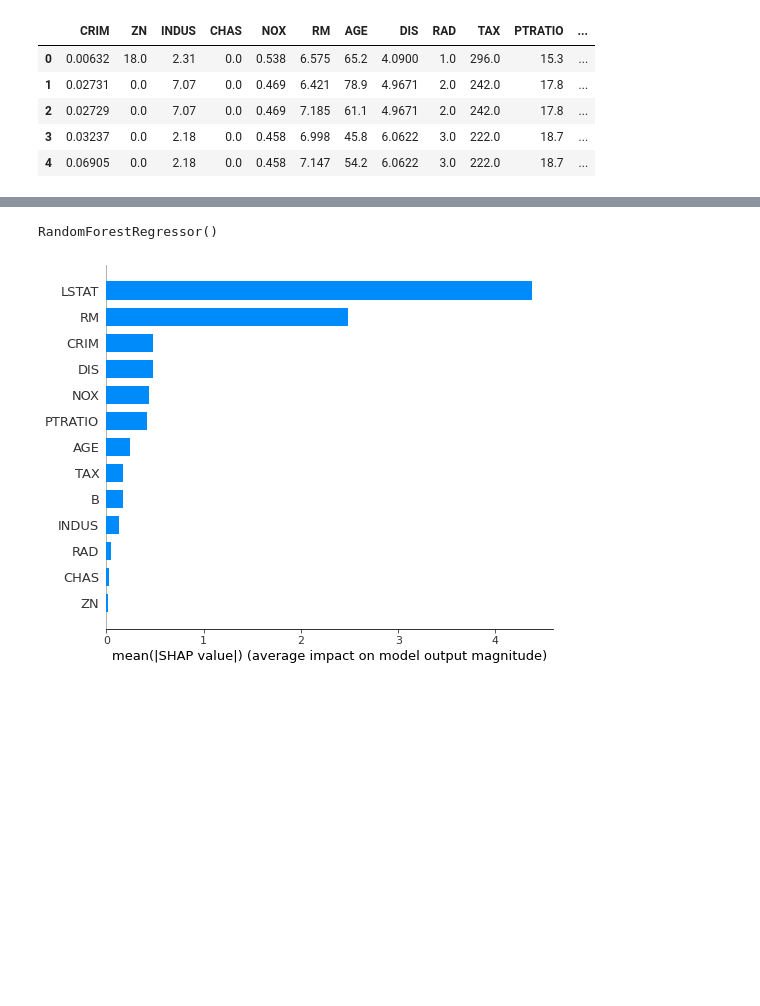
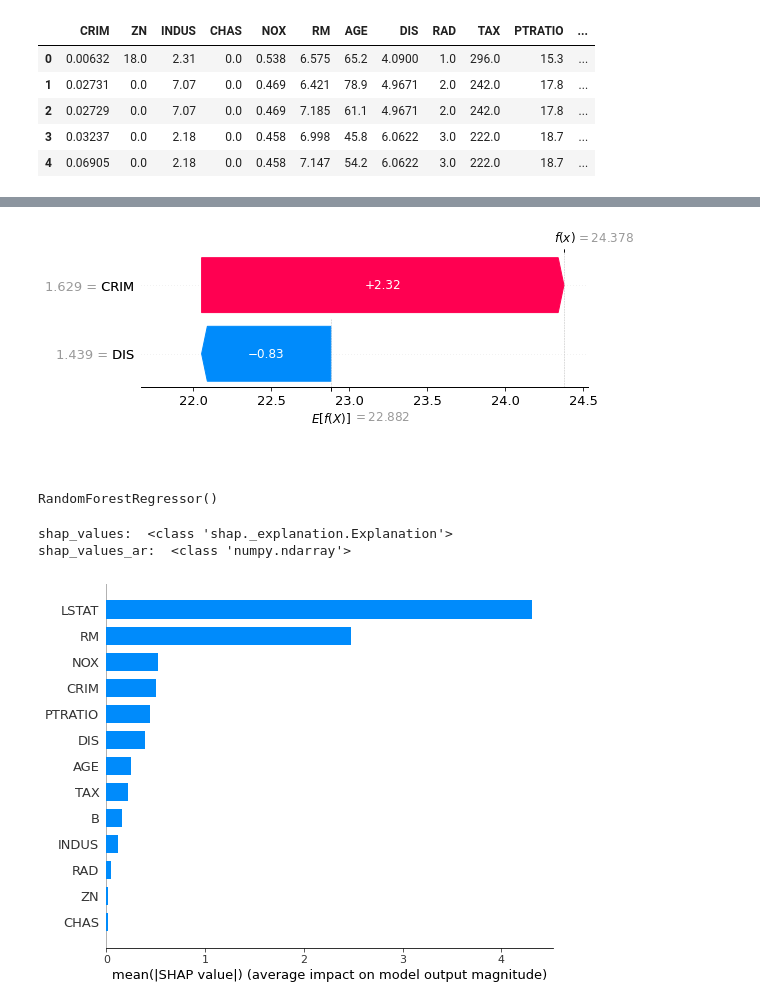
Before and after one commit to ykato27/Regression-Models, a Jupyter notebook: notebooks/SHAP/SHAP.ipynb, the cells around one changed output, grey strips where cells are left out. Saved outputs shown, nothing was run; the diff lists cells and outputs as text; code cells hidden in the pictures; blank space fills up the shorter version.

```diff
--- a/notebooks/SHAP/SHAP.ipynb
+++ b/notebooks/SHAP/SHAP.ipynb
@@ -34,3 +63,12 @@ df.head()
+# %%
+# SHAP値
+explainer = shap.Explainer(model, X_train)
+shap_values = explainer(X_train)
+shap.plots.waterfall(shap_values[0])
+# %% [output]
+[figure, added]
+# %% [markdown]
+#
 # %%
 # 学習データと評価データを作成
 x_train, x_test, y_train, y_test = train_test_split(
@@ -49,5 +85,13 @@ shap_values = explainer.shap_values(X=x_train)
+# %%
+shap_values = explainer(x_train)  # shap._explanation.Explanation型の場合
+shap_values_ar = explainer.shap_values(x_train)  # numpy.ndarray型の場合
+print("shap_values: ", type(shap_values))
+print("shap_values_ar: ", type(shap_values_ar))
+# %% [output]
+shap_values:  <class 'shap._explanation.Explanation'>
+shap_values_ar:  <class 'numpy.ndarray'>
 # %%
-shap.summary_plot(shap_values, x_train, plot_type="bar")
+shap.summary_plot(shap_values_ar, x_train, plot_type="bar")
 # %% [output]
-[figure, old version]
+[figure, new version]
 # %%
```
Also changed, not shown: parts of 8 cells of this notebook, 2 other files.
